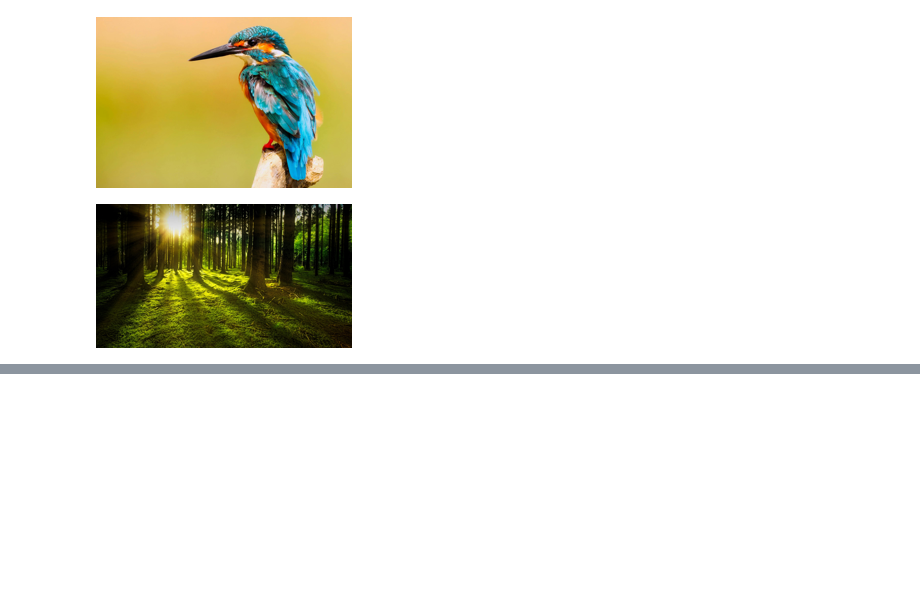
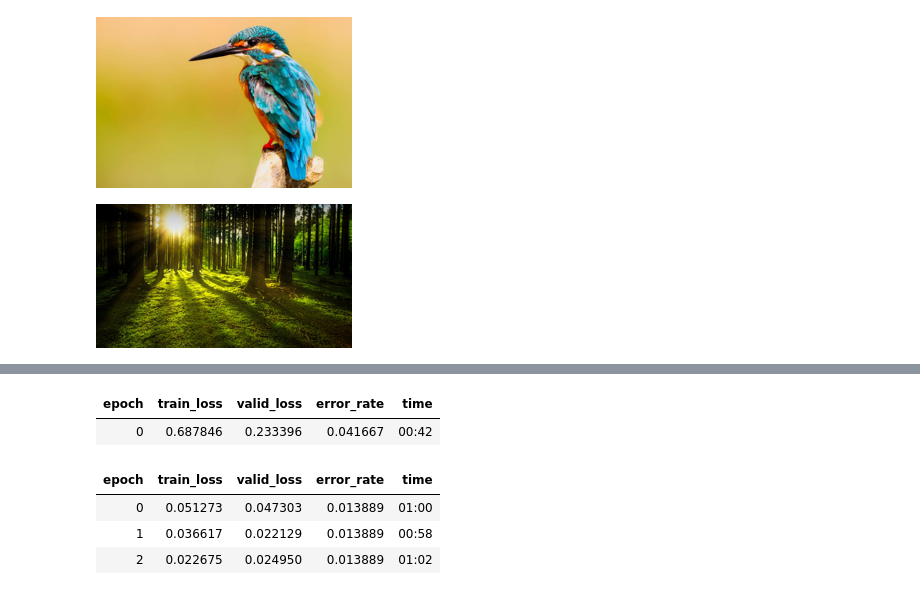
Before and after one commit to ankurmalik1978/Bird_Identification, a Jupyter notebook: Bird_Identification.ipynb, the cells around one changed output, grey strips where cells are left out. Cells and saved outputs as stored; diff of their text form; code cells hidden in the pictures; blank space fills up the shorter version.

```diff
--- a/Bird_Identification.ipynb
+++ b/Bird_Identification.ipynb
@@ -73,0 +156,4 @@ len(failed)
+# %%
+learn = vision_learner(dls, resnet18, metrics=error_rate)
+learn.fine_tune(3)
+# %% [output]
@@ -73,0 +161,6 @@ len(failed)
+| epoch | train_loss | valid_loss | error_rate | time |
+| 0 | 0.687846 | 0.233396 | 0.041667 | 00:42 |
+| epoch | train_loss | valid_loss | error_rate | time |
+| 0 | 0.051273 | 0.047303 | 0.013889 | 01:00 |
+| 1 | 0.036617 | 0.022129 | 0.013889 | 00:58 |
+| 2 | 0.022675 | 0.024950 | 0.013889 | 01:02 |
```
Also changed, not shown: parts of 7 cells of this notebook.
